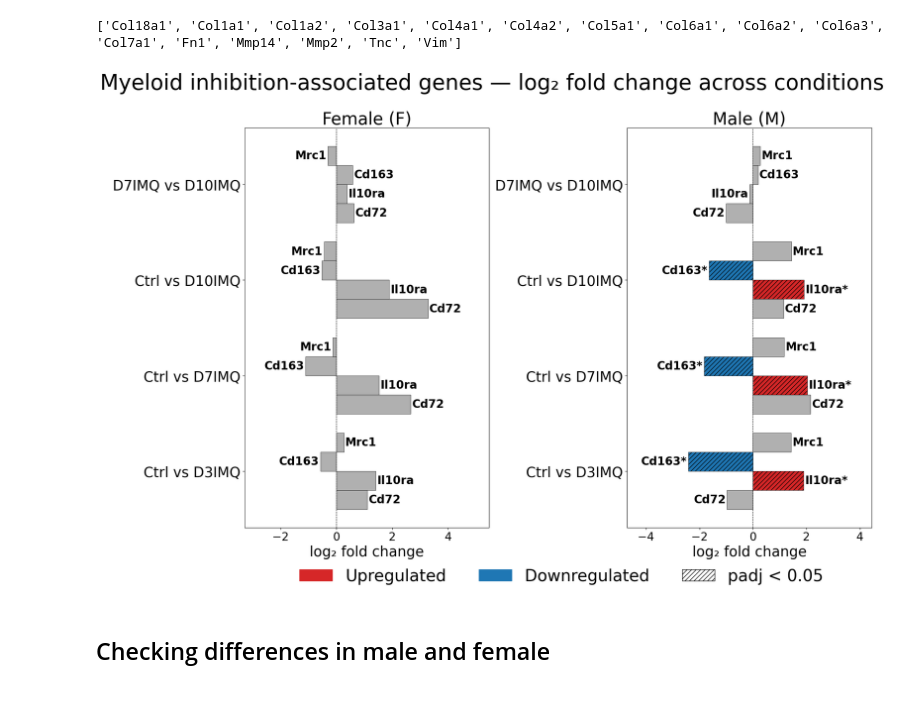
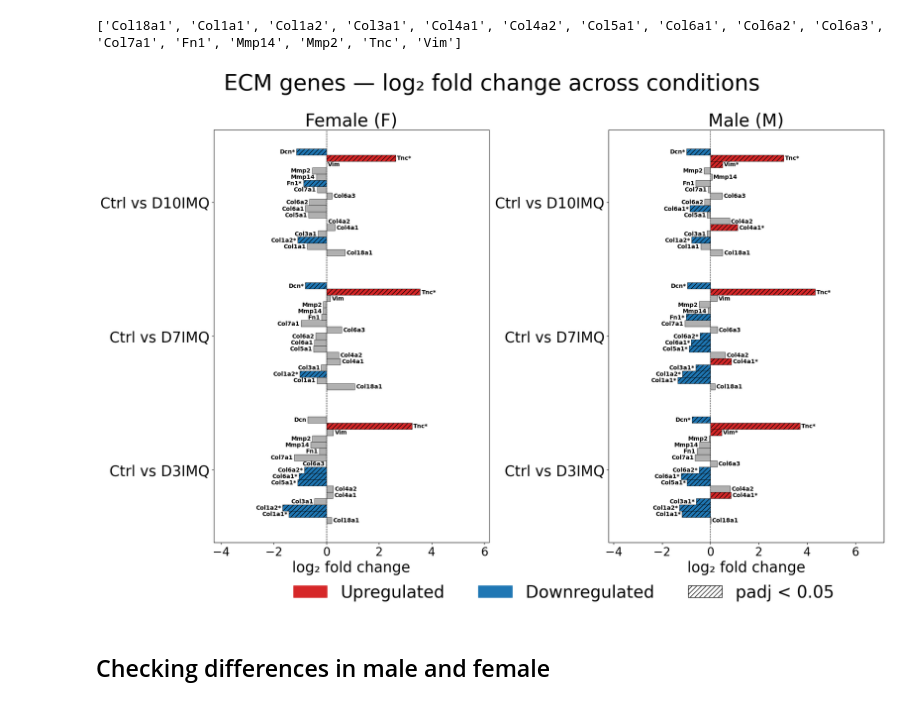
Before and after one commit to DominicBuxton/iMSC_Xenium_Phenocycler_Analysis, a Jupyter notebook: Graphs_Figures_Stats/Celltype kinetics/Kinetics_of_inflammation.ipynb, the cells around one changed output. Cells and saved outputs as stored; diff of their text form; code cells hidden in the pictures.

Commit message:
ECM plotting changes

```diff
--- a/Graphs_Figures_Stats/Celltype kinetics/Kinetics_of_inflammation.ipynb
+++ b/Graphs_Figures_Stats/Celltype kinetics/Kinetics_of_inflammation.ipynb
@@ -2231,8 +2231,8 @@ import matplotlib.pyplot as plt
 import matplotlib.patches as mpatches
 import numpy as np
 
-#genes = ['Col18a1', 'Col1a1', 'Col1a2', 'Col3a1', 'Col4a1', 'Col4a2', 'Col5a1', 'Col6a1', 'Col6a2', 'Col6a3', 'Col7a1', 'Fn1', 'Mmp14', 'Mmp2', 'Vim', 'Tnc', 'Loxl']
-genes = ['Cd72', 'Il10ra', 'Cd163', 'Mrc1']
+genes = ['Col18a1', 'Col1a1', 'Col1a2', 'Col3a1', 'Col4a1', 'Col4a2', 'Col5a1', 'Col6a1', 'Col6a2', 'Col6a3', 'Col7a1', 'Fn1', 'Mmp14', 'Mmp2', 'Vim', 'Tnc', 'Dcn']
+#genes = ['Cd72', 'Il10ra', 'Cd163', 'Mrc1']
 
 
 col = 'Unnamed: 0' #gene column
@@ -2289,7 +2289,7 @@ def plot_group(ax, sex, comparisons, title):
             ha = 'left' if val >= 0 else 'right'
             ax.text(x_pos, bar.get_y() + bar.get_height() / 2,
                     label, ha=ha, va='center',
-                    fontsize=20, fontweight='bold', color='black')
+                    fontsize=10, fontweight='bold', color='black')
 
     ax.axvline(0, color='black', linewidth=0.8, linestyle='--')
     ax.set_yticks(group_positions)
@@ -2301,34 +2301,34 @@ def plot_group(ax, sex, comparisons, title):
     if all_values:
         xmin, xmax = min(all_values), max(all_values)
         pad = (xmax - xmin) * 0.5
         ax.set_xlim(xmin - pad, xmax + pad)
 
 # filter to only comparisons present in the data, preserving your defined order
 female_comparisons = [c for c in condition_order if c in
                       set(r['comparison'] for g in records.values() for r in g if r['sex'] == 'F')]
 male_comparisons   = [c for c in condition_order if c in
                       set(r['comparison'] for g in records.values() for r in g if r['sex'] == 'M')]
 
 fig, axes = plt.subplots(1, 2, figsize=(19, 12), sharey=False) #previously 14,14
 gene_title = ', '.join(genes)
 fig.suptitle(f'{genetype} genes — log₂ fold change across conditions', fontsize=38, y = 1.01)
 
 plot_group(axes[0], 'F', female_comparisons, 'Female (F)')
 plot_group(axes[1], 'M', male_comparisons,   'Male (M)')
 
 
 # legend: one entry per gene + significance marker
 up_patch  = mpatches.Patch(color='#d62728', label='Upregulated')
 dn_patch  = mpatches.Patch(color='#1f77b4', label='Downregulated')
 sig_patch = mpatches.Patch(facecolor='white', edgecolor='black', hatch='///', label='padj < 0.05')
 fig.legend(handles=[up_patch, dn_patch, sig_patch], loc='lower center',
            ncol=3, bbox_to_anchor=(0.59, -0.07), frameon=False, fontsize = 29)
 
 plt.tight_layout()
 plt.savefig(fr"C:\Users\dbuxton\OneDrive\Desktop\biochem\Year 4\Thesis\results figures or slides\Final assembly\deseq_figures\{genetype}_log2FC.png", dpi=300, bbox_inches='tight')
 plt.show()
 # %% [output]
-[figure, old version]
+[figure, new version]
 # %% [markdown]
 ## Checking differences in male and female
 # %%
```
Also changed, not shown: parts of 1 cell of this notebook.
